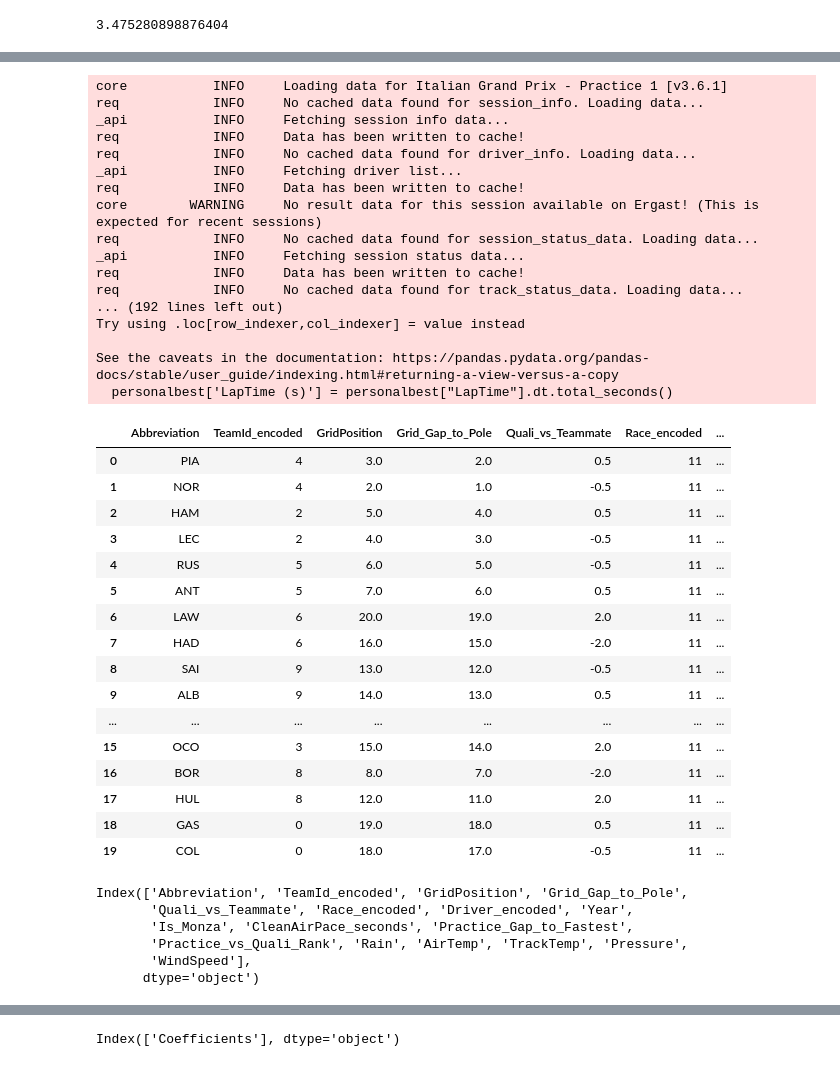
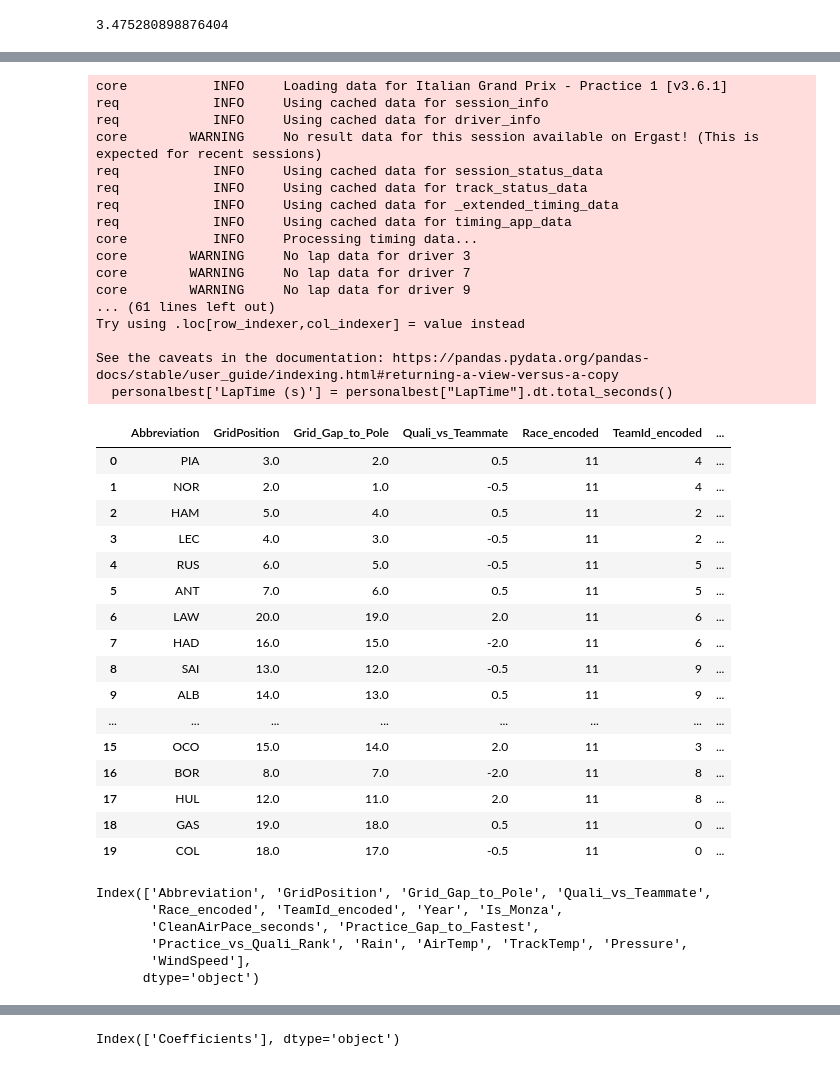
Before and after one commit to crystalcheong/formula-uno, a Jupyter notebook: monza_prediction.ipynb, the cells around one changed output, grey strips where cells are left out. Saved outputs shown, nothing was run; the diff lists cells and outputs as text; code cells hidden in the pictures.

Commit message:
Update Monza Predictions

```diff
--- a/monza_prediction.ipynb
+++ b/monza_prediction.ipynb
@@ -687,7 +685,7 @@ driver_to_team = {
 }
 
 predict_df['TeamId'] = predict_df['Abbreviation'].map(driver_to_team)
-predict_df['TeamId_encoded'] = le_team.transform(predict_df['TeamId'])
+# predict_df['TeamId_encoded'] = le_team.transform(predict_df['TeamId'])
 
 grid_positions = {
     'VER': 1.0,
@@ -719,74 +717,74 @@ predict_df['Quali_vs_Teammate'] = predict_df.groupby('TeamId')['GridPosition'].t
 
 predict_df['Race'] = 'Monza'
 predict_df['Race_encoded'] = le_race.transform(predict_df['Race']) #2
-predict_df['Driver_encoded']=le_driver.transform(predict_df['Abbreviation'])
+predict_df['TeamId_encoded']=le_team.transform(predict_df['TeamId'])
 predict_df['Year'] = 2025
 
 predict_df['Is_Monza']=1
 
 clean_air_race_pace=get_clean_air_race_pace(2025,'Monza')
 clean_air_race_pace.drop(columns=['IsPersonalBest','Session'],inplace=True)
 pace_mapping=clean_air_race_pace.set_index('Driver')['LapTime (s)']
 predict_df['CleanAirPace_seconds'] = predict_df['Abbreviation'].map(pace_mapping)
 
 predict_df['Practice_Gap_to_Fastest'] = predict_df['CleanAirPace_seconds'] - predict_df['CleanAirPace_seconds'].min()
 predict_df['Practice_vs_Quali_Rank'] = predict_df['CleanAirPace_seconds'].rank() - predict_df['GridPosition']
 predict_df['Quali_vs_Teammate'] = predict_df['Quali_vs_Teammate'].fillna(0)
 
 
 #Predicted Air Temp: 21 Celsius, Pressure= 1008 mbar, windspeed 4 m/s and no Rainfall
 predict_df['Rain']=False
 predict_df['AirTemp'] = 27.000000
 predict_df['TrackTemp']=44.000000
 predict_df['Pressure']=1017.100000
 predict_df['WindSpeed']=2.777800
 
 
 predict_df.drop(columns=['TeamId'],inplace=True)
 predict_df.drop(columns=['Race'],inplace=True)
 
 predict_df
 # %% [output]
 core           INFO     Loading data for Italian Grand Prix - Practice 1 [v3.6.1]
-req            INFO     No cached data found for session_info. Loading data...
-_api           INFO     Fetching session info data...
-req            INFO     Data has been written to cache!
-req            INFO     No cached data found for driver_info. Loading data...
-_api           INFO     Fetching driver list...
-req            INFO     Data has been written to cache!
+req            INFO     Using cached data for session_info
+req            INFO     Using cached data for driver_info
 core        WARNING     No result data for this session available on Ergast! (This is expected for recent sessions)
-req            INFO     No cached data found for session_status_data. Loading data...
-_api           INFO     Fetching session status data...
-req            INFO     Data has been written to cache!
-req            INFO     No cached data found for track_status_data. Loading data...
-... (192 lines left out)
+req            INFO     Using cached data for session_status_data
+req            INFO     Using cached data for track_status_data
+req            INFO     Using cached data for _extended_timing_data
+req            INFO     Using cached data for timing_app_data
+core           INFO     Processing timing data...
+core        WARNING     No lap data for driver 3
+core        WARNING     No lap data for driver 7
+core        WARNING     No lap data for driver 9
+... (61 lines left out)
 Try using .loc[row_indexer,col_indexer] = value instead
 
 See the caveats in the documentation: https://pandas.pydata.org/pandas-docs/stable/user_guide/indexing.html#returning-a-view-versus-a-copy
   personalbest['LapTime (s)'] = personalbest["LapTime"].dt.total_seconds()
-|  | Abbreviation | TeamId_encoded | GridPosition | Grid_Gap_to_Pole | Quali_vs_Teammate | Race_encoded | ... |
-| 0 | PIA | 4 | 3.0 | 2.0 | 0.5 | 11 | ... |
-| 1 | NOR | 4 | 2.0 | 1.0 | -0.5 | 11 | ... |
-| 2 | HAM | 2 | 5.0 | 4.0 | 0.5 | 11 | ... |
-| 3 | LEC | 2 | 4.0 | 3.0 | -0.5 | 11 | ... |
-| 4 | RUS | 5 | 6.0 | 5.0 | -0.5 | 11 | ... |
-| 5 | ANT | 5 | 7.0 | 6.0 | 0.5 | 11 | ... |
-| 6 | LAW | 6 | 20.0 | 19.0 | 2.0 | 11 | ... |
-| 7 | HAD | 6 | 16.0 | 15.0 | -2.0 | 11 | ... |
-| 8 | SAI | 9 | 13.0 | 12.0 | -0.5 | 11 | ... |
-| 9 | ALB | 9 | 14.0 | 13.0 | 0.5 | 11 | ... |
+|  | Abbreviation | GridPosition | Grid_Gap_to_Pole | Quali_vs_Teammate | Race_encoded | TeamId_encoded | ... |
+| 0 | PIA | 3.0 | 2.0 | 0.5 | 11 | 4 | ... |
+| 1 | NOR | 2.0 | 1.0 | -0.5 | 11 | 4 | ... |
+| 2 | HAM | 5.0 | 4.0 | 0.5 | 11 | 2 | ... |
+| 3 | LEC | 4.0 | 3.0 | -0.5 | 11 | 2 | ... |
+| 4 | RUS | 6.0 | 5.0 | -0.5 | 11 | 5 | ... |
+| 5 | ANT | 7.0 | 6.0 | 0.5 | 11 | 5 | ... |
+| 6 | LAW | 20.0 | 19.0 | 2.0 | 11 | 6 | ... |
+| 7 | HAD | 16.0 | 15.0 | -2.0 | 11 | 6 | ... |
+| 8 | SAI | 13.0 | 12.0 | -0.5 | 11 | 9 | ... |
+| 9 | ALB | 14.0 | 13.0 | 0.5 | 11 | 9 | ... |
 | ... | ... | ... | ... | ... | ... | ... | ... |
-| 15 | OCO | 3 | 15.0 | 14.0 | 2.0 | 11 | ... |
-| 16 | BOR | 8 | 8.0 | 7.0 | -2.0 | 11 | ... |
-| 17 | HUL | 8 | 12.0 | 11.0 | 2.0 | 11 | ... |
-| 18 | GAS | 0 | 19.0 | 18.0 | 0.5 | 11 | ... |
-| 19 | COL | 0 | 18.0 | 17.0 | -0.5 | 11 | ... |
+| 15 | OCO | 15.0 | 14.0 | 2.0 | 11 | 3 | ... |
+| 16 | BOR | 8.0 | 7.0 | -2.0 | 11 | 8 | ... |
+| 17 | HUL | 12.0 | 11.0 | 2.0 | 11 | 8 | ... |
+| 18 | GAS | 19.0 | 18.0 | 0.5 | 11 | 0 | ... |
+| 19 | COL | 18.0 | 17.0 | -0.5 | 11 | 0 | ... |
 # %%
 predict_df.columns
 # %% [output]
-Index(['Abbreviation', 'TeamId_encoded', 'GridPosition', 'Grid_Gap_to_Pole',
-       'Quali_vs_Teammate', 'Race_encoded', 'Driver_encoded', 'Year',
-       'Is_Monza', 'CleanAirPace_seconds', 'Practice_Gap_to_Fastest',
+Index(['Abbreviation', 'GridPosition', 'Grid_Gap_to_Pole', 'Quali_vs_Teammate',
+       'Race_encoded', 'TeamId_encoded', 'Year', 'Is_Monza',
+       'CleanAirPace_seconds', 'Practice_Gap_to_Fastest',
        'Practice_vs_Quali_Rank', 'Rain', 'AirTemp', 'TrackTemp', 'Pressure',
        'WindSpeed'],
       dtype='object')
```
Also changed, not shown: parts of 10 cells of this notebook.
